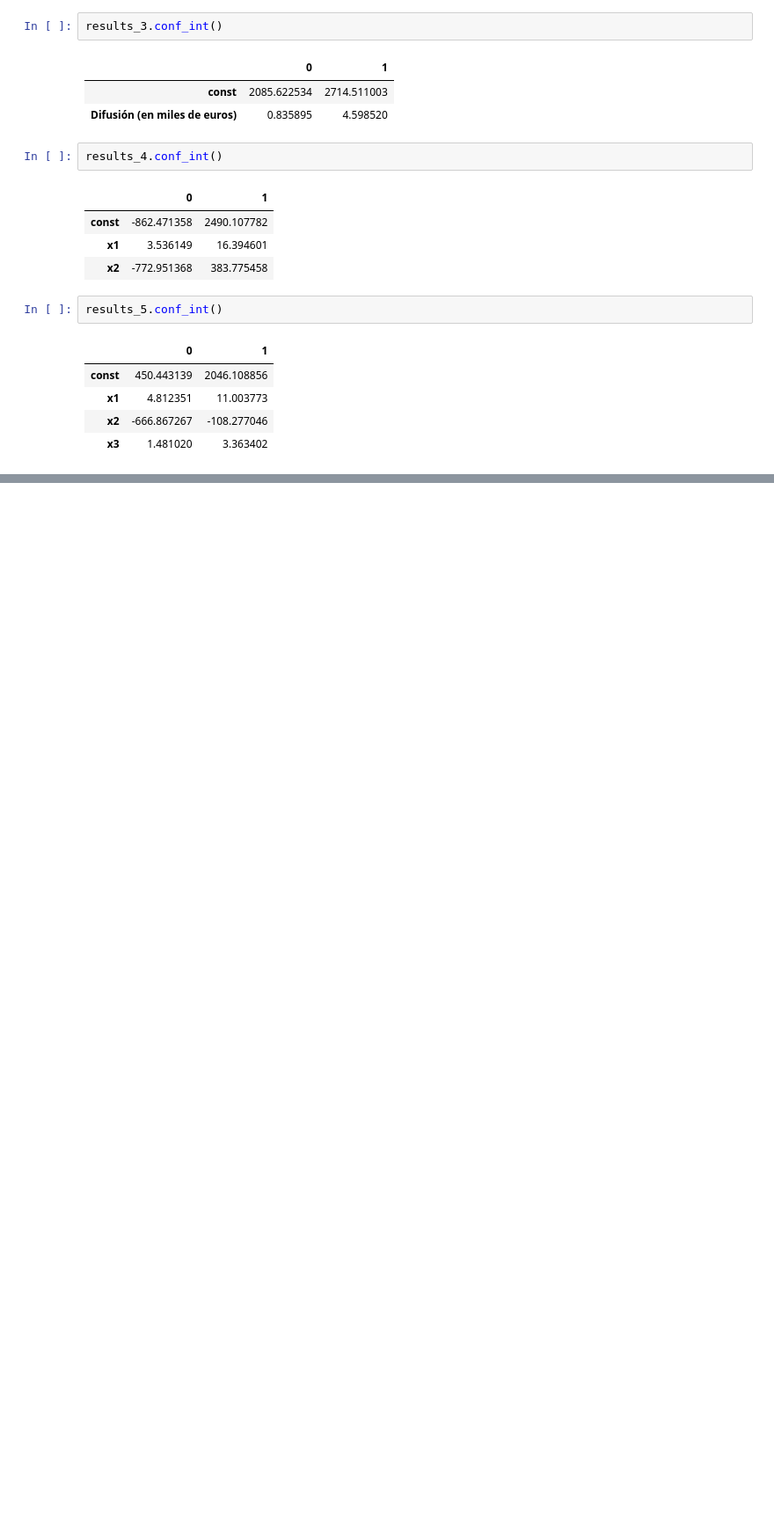
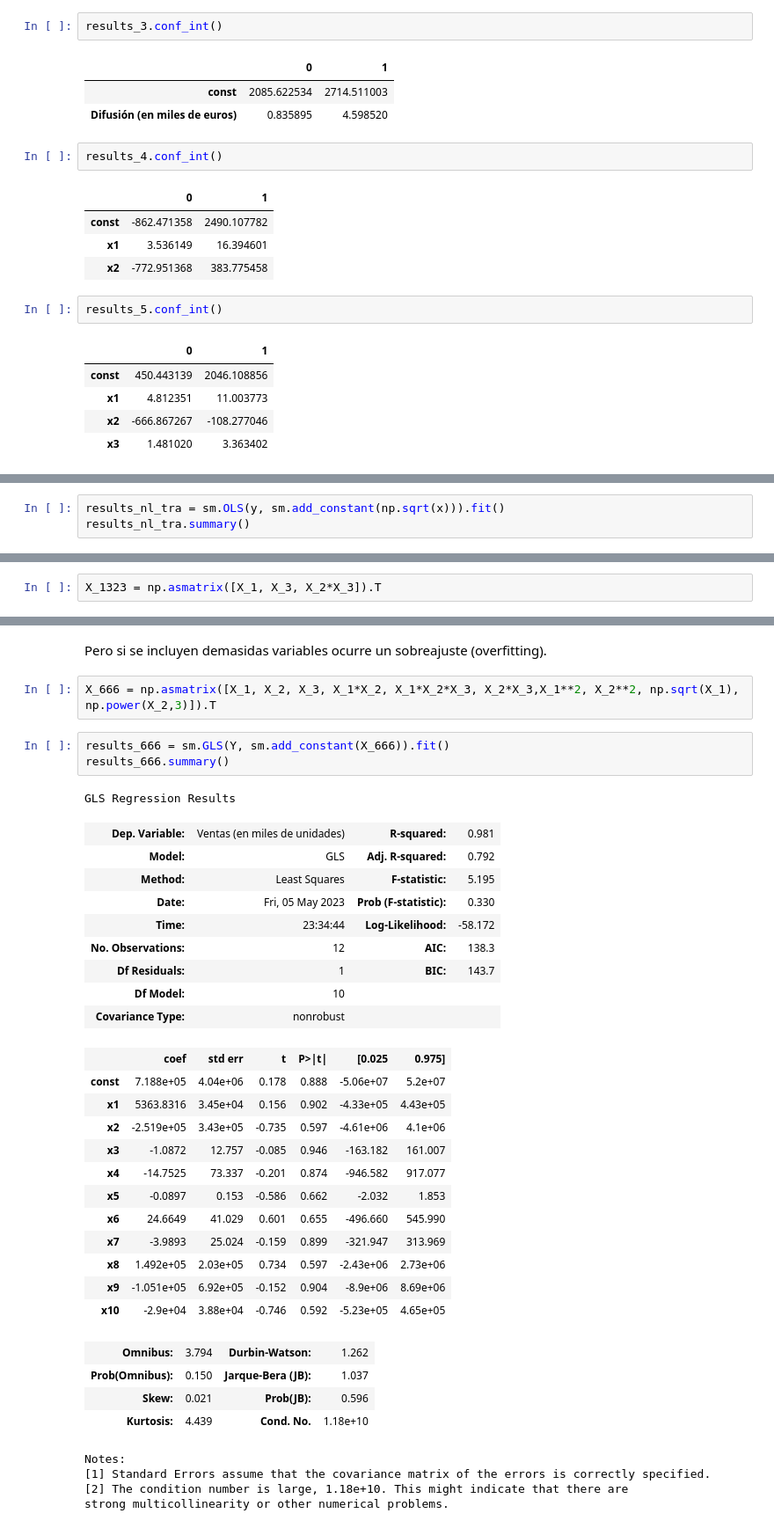
Before and after one commit to ivannpy/estadistica2_2023-2, a Jupyter notebook: MultipleRegression/RegresionMultiple.ipynb, the cells around one changed output, grey strips where cells are left out. Shown: that part at 88% size. Drawn from its saved outputs; the diff is of its cells as text; blank space fills up the shorter version.

```diff
--- a/MultipleRegression/RegresionMultiple.ipynb
+++ b/MultipleRegression/RegresionMultiple.ipynb
@@ -869,0 +937,3 @@ results_5.conf_int()
+# %%
+results_nl_tra = sm.OLS(y, sm.add_constant(np.sqrt(x))).fit()
+results_nl_tra.summary()
@@ -869,0 +974,2 @@ results_5.conf_int()
+# %%
+X_1323 = np.asmatrix([X_1, X_3, X_2*X_3]).T
@@ -869,0 +1075,38 @@ results_5.conf_int()
+# %% [markdown]
+Pero si se incluyen demasidas variables ocurre un sobreajuste (overfitting).
+# %%
+X_666 = np.asmatrix([X_1, X_2, X_3, X_1*X_2, X_1*X_2*X_3, X_2*X_3,X_1**2, X_2**2, np.sqrt(X_1), np.power(X_2,3)]).T
+# %%
+results_666 = sm.GLS(Y, sm.add_constant(X_666)).fit()
+results_666.summary()
+# %% [output]
+GLS Regression Results
+| Dep. Variable: | Ventas (en miles de unidades) | R-squared: | 0.981 |
+| Model: | GLS | Adj. R-squared: | 0.792 |
+| Method: | Least Squares | F-statistic: | 5.195 |
+| Date: | Fri, 05 May 2023 | Prob (F-statistic): | 0.330 |
+| Time: | 23:34:44 | Log-Likelihood: | -58.172 |
+| No. Observations: | 12 | AIC: | 138.3 |
+| Df Residuals: | 1 | BIC: | 143.7 |
+| Df Model: | 10 |  |  |
+| Covariance Type: | nonrobust |  |  |
+|  | coef | std err | t | P>|t| | [0.025 | 0.975] |
+| const | 7.188e+05 | 4.04e+06 | 0.178 | 0.888 | -5.06e+07 | 5.2e+07 |
+| x1 | 5363.8316 | 3.45e+04 | 0.156 | 0.902 | -4.33e+05 | 4.43e+05 |
+| x2 | -2.519e+05 | 3.43e+05 | -0.735 | 0.597 | -4.61e+06 | 4.1e+06 |
+| x3 | -1.0872 | 12.757 | -0.085 | 0.946 | -163.182 | 161.007 |
+| x4 | -14.7525 | 73.337 | -0.201 | 0.874 | -946.582 | 917.077 |
+| x5 | -0.0897 | 0.153 | -0.586 | 0.662 | -2.032 | 1.853 |
+| x6 | 24.6649 | 41.029 | 0.601 | 0.655 | -496.660 | 545.990 |
+| x7 | -3.9893 | 25.024 | -0.159 | 0.899 | -321.947 | 313.969 |
+| x8 | 1.492e+05 | 2.03e+05 | 0.734 | 0.597 | -2.43e+06 | 2.73e+06 |
+| x9 | -1.051e+05 | 6.92e+05 | -0.152 | 0.904 | -8.9e+06 | 8.69e+06 |
+| x10 | -2.9e+04 | 3.88e+04 | -0.746 | 0.592 | -5.23e+05 | 4.65e+05 |
+| Omnibus: | 3.794 | Durbin-Watson: | 1.262 |
+| Prob(Omnibus): | 0.150 | Jarque-Bera (JB): | 1.037 |
+| Skew: | 0.021 | Prob(JB): | 0.596 |
+| Kurtosis: | 4.439 | Cond. No. | 1.18e+10 |
+Notes:
+[1] Standard Errors assume that the covariance matrix of the errors is correctly specified.
+[2] The condition number is large, 1.18e+10. This might indicate that there are
+strong multicollinearity or other numerical problems.
```
Also changed, not shown: parts of 26 cells of this notebook.
